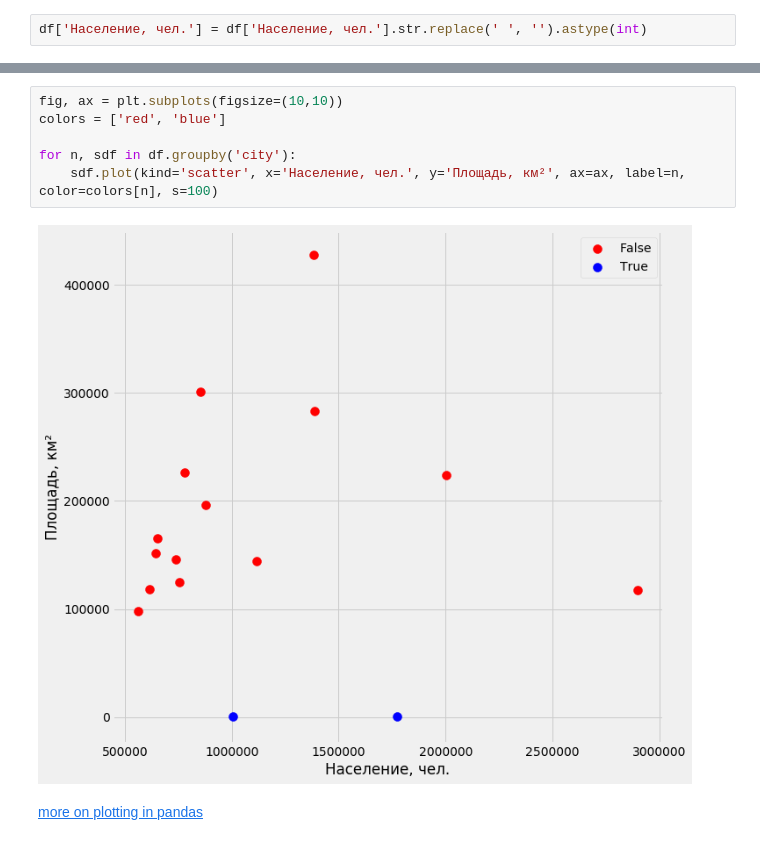
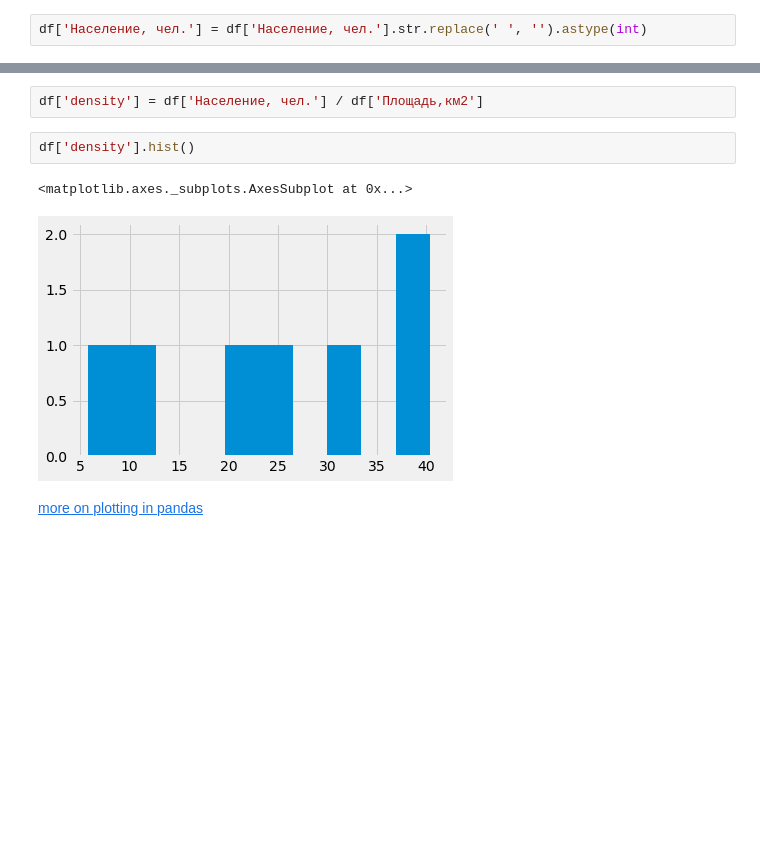
Before and after one commit to Casyfill/kg_declarations, a Jupyter notebook: intro_python/3_Intro_pandas.ipynb, the cells around one changed output, grey strips where cells are left out. Drawn from its saved outputs; the diff is of its cells as text; blank space fills up the shorter version.

```diff
--- a/intro_python/3_Intro_pandas.ipynb
+++ b/intro_python/3_Intro_pandas.ipynb
@@ -93,10 +66,9 @@ df.plot(kind='scatter', x='Население, чел.', y='Площадь, км
-# %%
-fig, ax = plt.subplots(figsize=(10,10))
-colors = ['red', 'blue']
-
-for n, sdf in df.groupby('city'):
-    sdf.plot(kind='scatter', x='Население, чел.', y='Площадь, км²', ax=ax, label=n, color=colors[n], s=100)
-# %% [output]
-[figure, removed]
+# %%
+df['density'] = df['Население, чел.'] / df['Площадь,км2']
+# %%
+df['density'].hist()
+# %% [output]
+<matplotlib.axes._subplots.AxesSubplot at 0x...>
+[figure, added]
 # %% [markdown]
 [more on plotting in pandas](http://pandas.pydata.org/pandas-docs/version/0.15.0/visualization.html)
```
Also changed, not shown: parts of 10 cells of this notebook, 1 other file.
